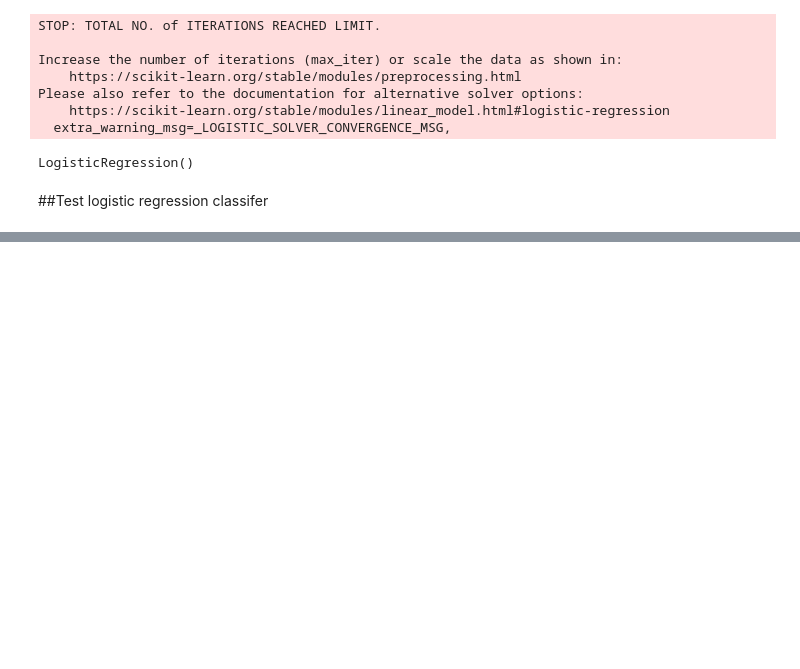
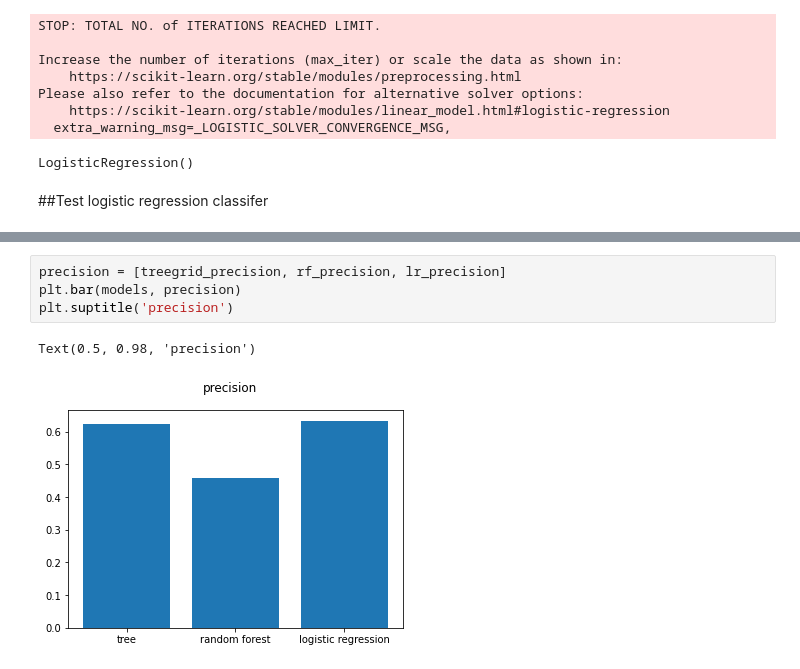
Before and after one commit to Kostia2004/DLScompetition, a Jupyter notebook: train.ipynb, the cells around one changed output, grey strips where cells are left out. Cells and saved outputs as stored; diff of their text form; blank space fills up the shorter version.

```diff
--- a/train.ipynb
+++ b/train.ipynb
@@ -241,0 +276,7 @@ recall: 0.5501285347043702
+# %%
+precision = [treegrid_precision, rf_precision, lr_precision]
+plt.bar(models, precision)
+plt.suptitle('precision')
+# %% [output]
+Text(0.5, 0.98, 'precision')
+[figure, added]
```
Also changed, not shown: parts of 10 cells of this notebook.
